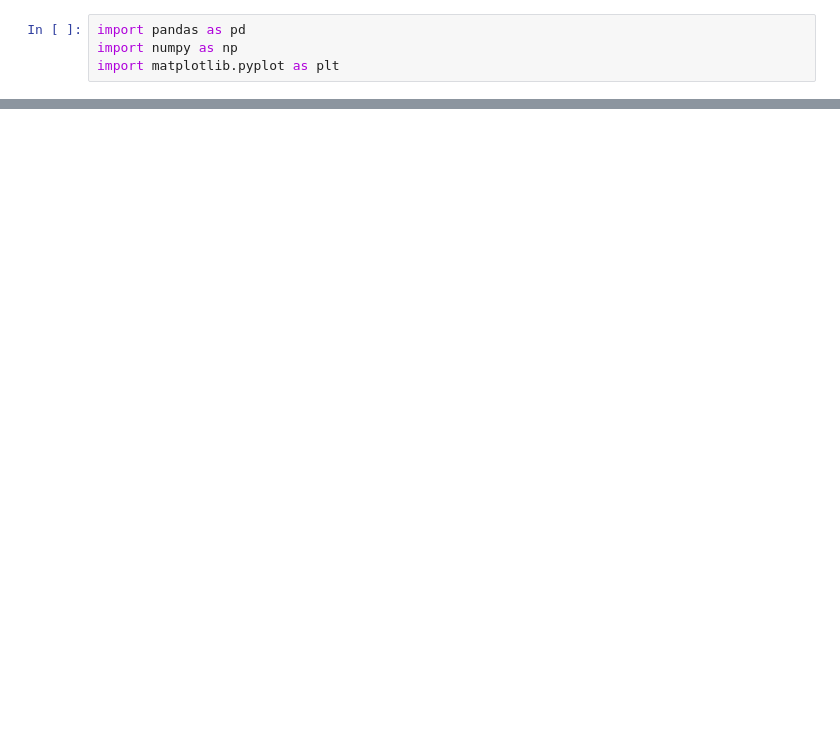
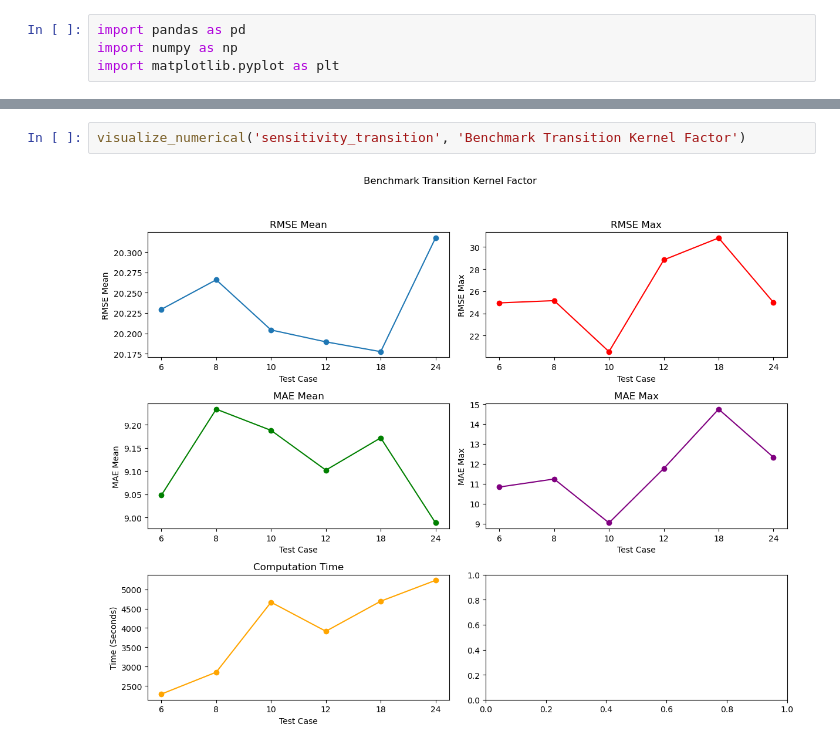
Before and after one commit to CJZbeastmode/HBV-SASK-Bayesian-Inference, a Jupyter notebook: Results/Fundamental/benchmark/analyze.ipynb, the cells around one changed output, grey strips where cells are left out. Cells and saved outputs as stored; diff of their text form; blank space fills up the shorter version.

```diff
--- a/Results/Fundamental/benchmark/analyze.ipynb
+++ b/Results/Fundamental/benchmark/analyze.ipynb
@@ -90,0 +94,4 @@ def visualize_categorical(filename, title):
+# %%
+visualize_numerical('sensitivity_transition', 'Benchmark Transition Kernel Factor')
+# %% [output]
+[figure, added]
```
Also changed, not shown: parts of 14 cells of this notebook, 23 other files.
